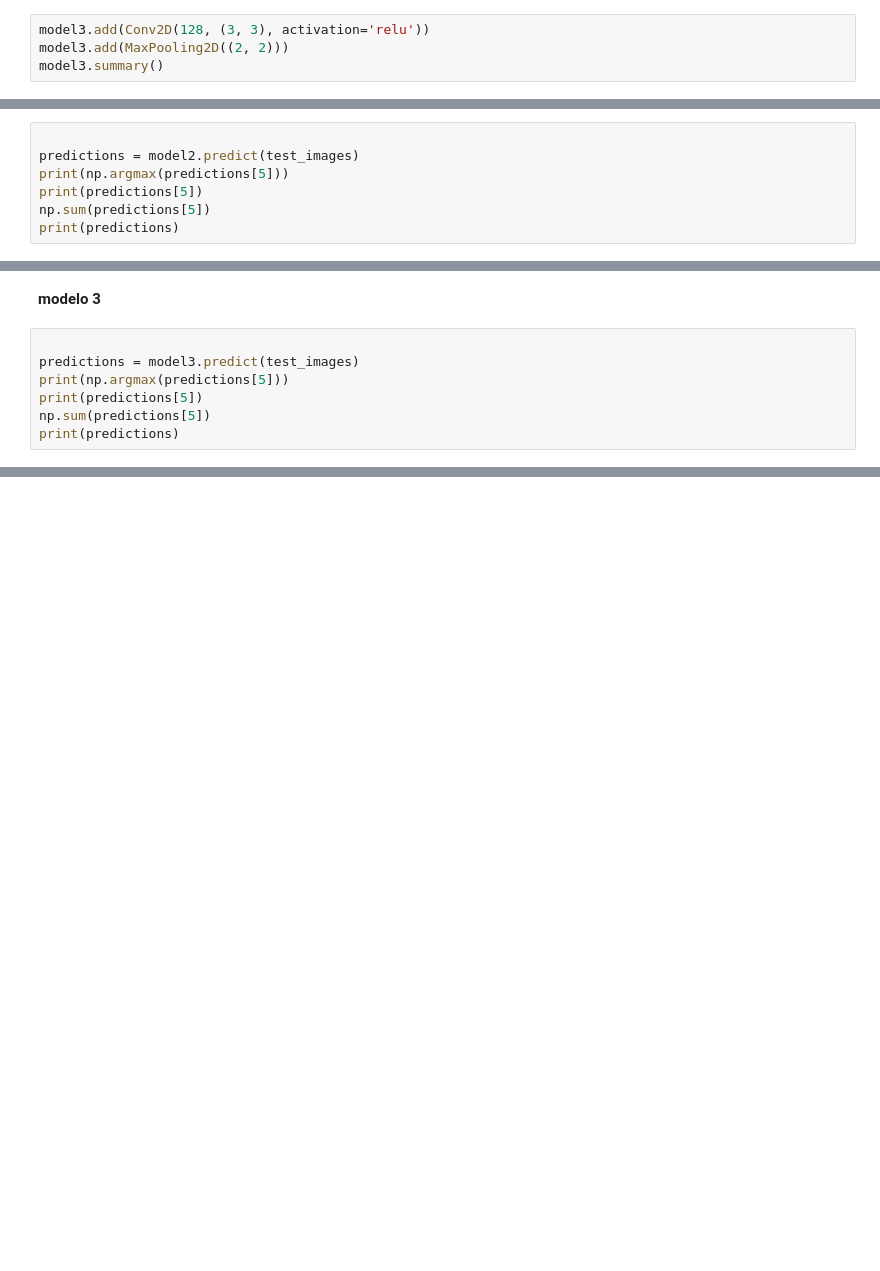
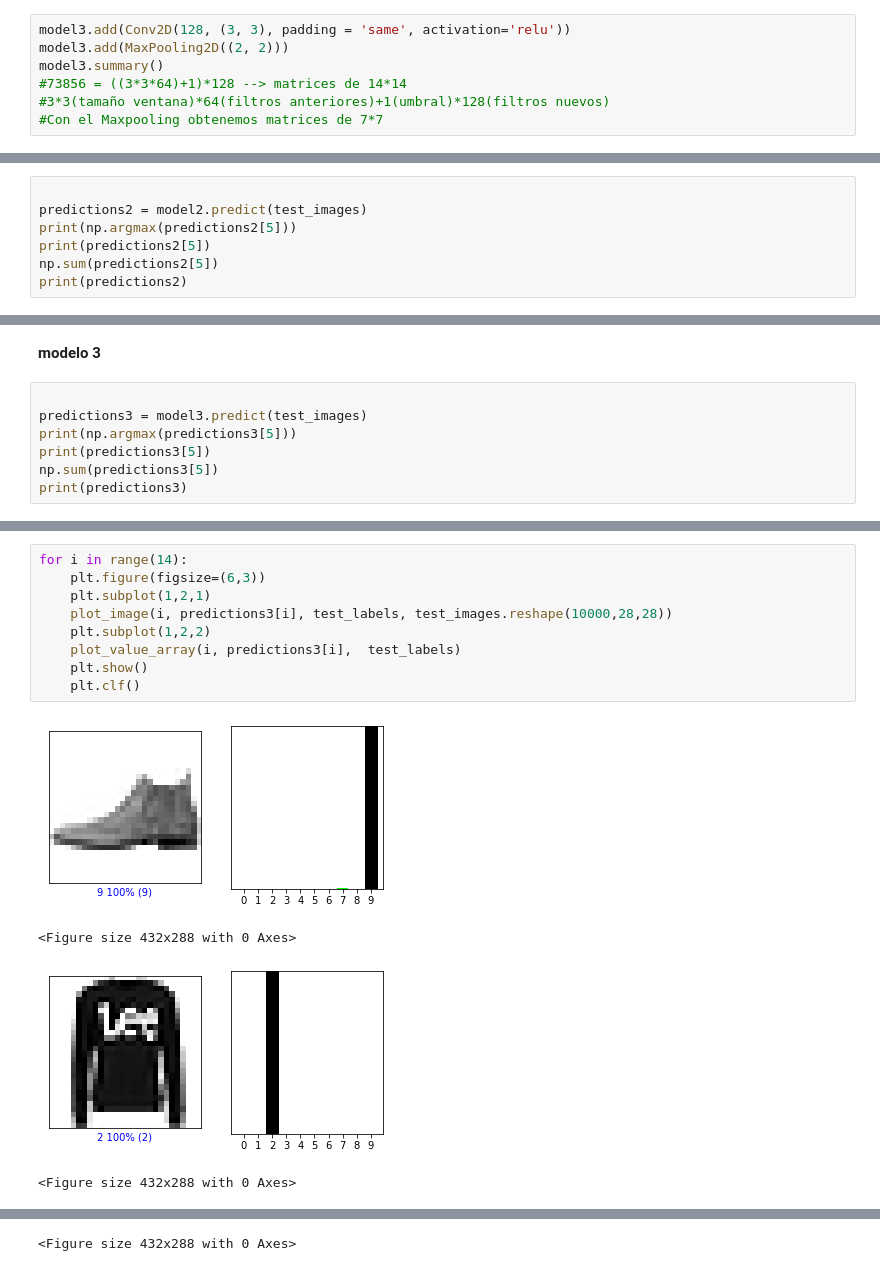
Before and after one commit to ElenaGomezB/AA_PRACTICA1_GRUPO_10, a Jupyter notebook: Practica2.ipynb, the cells around one changed output, grey strips where cells are left out. Saved outputs shown, nothing was run; the diff lists cells and outputs as text; blank space fills up the shorter version.

```diff
--- a/Practica2.ipynb
+++ b/Practica2.ipynb
@@ -234,7 +229,10 @@ Trainable params: 3,200
 Non-trainable params: 0
 _________________________________________________________________
 # %%
-model3.add(Conv2D(128, (3, 3), activation='relu'))
+model3.add(Conv2D(128, (3, 3), padding = 'same', activation='relu'))
 model3.add(MaxPooling2D((2, 2)))
 model3.summary()
+#73856 = ((3*3*64)+1)*128 --> matrices de 14*14
+#3*3(tamaño ventana)*64(filtros anteriores)+1(umbral)*128(filtros nuevos)
+#Con el Maxpooling obtenemos matrices de 7*7
 # %% [output]
@@ -346,10 +353,10 @@ print(test_labels[5])
 **modelo 2**
 # %%
 
-predictions = model2.predict(test_images)
-print(np.argmax(predictions[5]))
-print(predictions[5])
-np.sum(predictions[5])
-print(predictions)
+predictions2 = model2.predict(test_images)
+print(np.argmax(predictions2[5]))
+print(predictions2[5])
+np.sum(predictions2[5])
+print(predictions2)
 # %% [output]
 1
@@ -372,10 +379,10 @@ print(predictions)
 **modelo 3**
 # %%
 
-predictions = model3.predict(test_images)
-print(np.argmax(predictions[5]))
-print(predictions[5])
-np.sum(predictions[5])
-print(predictions)
+predictions3 = model3.predict(test_images)
+print(np.argmax(predictions3[5]))
+print(predictions3[5])
+np.sum(predictions3[5])
+print(predictions3)
 # %% [output]
 1
@@ -396,0 +460,14 @@ print(predictions)
+# %%
+for i in range(14):
+    plt.figure(figsize=(6,3))
+    plt.subplot(1,2,1)
+    plot_image(i, predictions3[i], test_labels, test_images.reshape(10000,28,28))
+    plt.subplot(1,2,2)
+    plot_value_array(i, predictions3[i],  test_labels)
+    plt.show()
+    plt.clf()
+# %% [output]
+[figure, added]
+<Figure size 432x288 with 0 Axes>
+[figure, added]
+<Figure size 432x288 with 0 Axes>
@@ -396,0 +475 @@ print(predictions)
+<Figure size 432x288 with 0 Axes>
```
Also changed, not shown: parts of 19 cells of this notebook.
